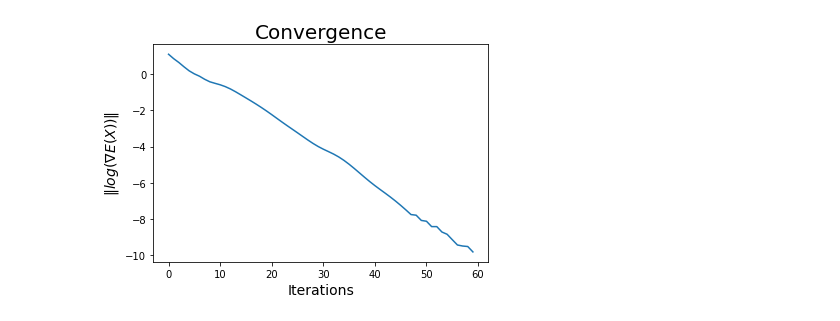
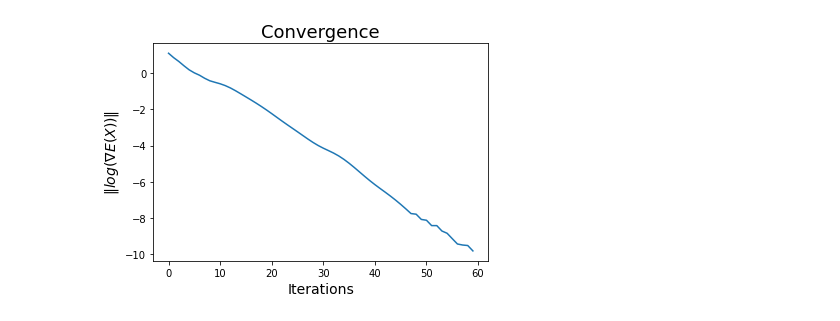
Before and after one commit to otkulseng/Opt1_Project, a Jupyter notebook: Kode/experiments.ipynb, the cells around one changed output. Drawn from its saved outputs; the diff is of its cells as text; code cells hidden in the pictures.

Commit message:
plot

```diff
--- a/Kode/experiments.ipynb
+++ b/Kode/experiments.ipynb
@@ -10,20 +10,20 @@ SAVE_TO_FILE = True
 # %%
 ts =  TEST.P25
 x0 = np.arange(3 * len(ts.free_weights))
 res, conv = bfgs(x0, ts.func, ts.grad, Niter=1000, convergence_plot=True)
 
 def conv_plot(y):
     plt.plot(np.log10(y))
-    plt.title("Convergence",fontsize=20)
+    plt.title("Convergence",fontsize=18)
     plt.xlabel("Iterations",fontsize=14)
     plt.ylabel(r"$ \Vert log (\nabla E(X)) \Vert $",fontsize=14)
 
 conv_plot(conv)
 
 if SAVE_TO_FILE:
     plt.savefig("../Bilder/P25conv.pdf", bbox_inches='tight',pad_inches = 0) # Used in report.
 # %% [output]
-[figure, old version]
+[figure, new version]
 # %%
 ts.plot(res,x0)
 
```
Also changed, not shown: parts of 8 cells of this notebook, 16 other files.
